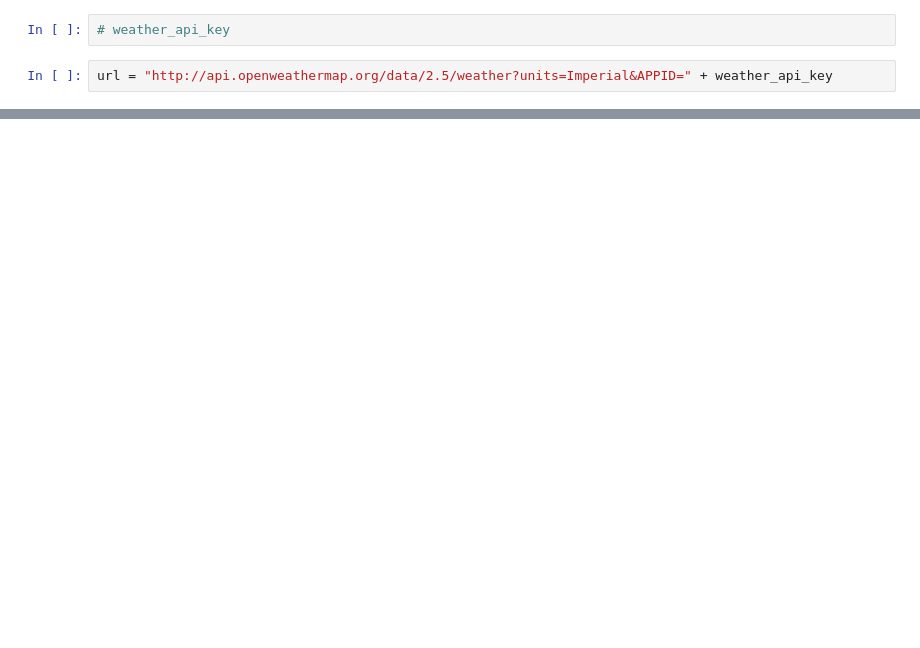
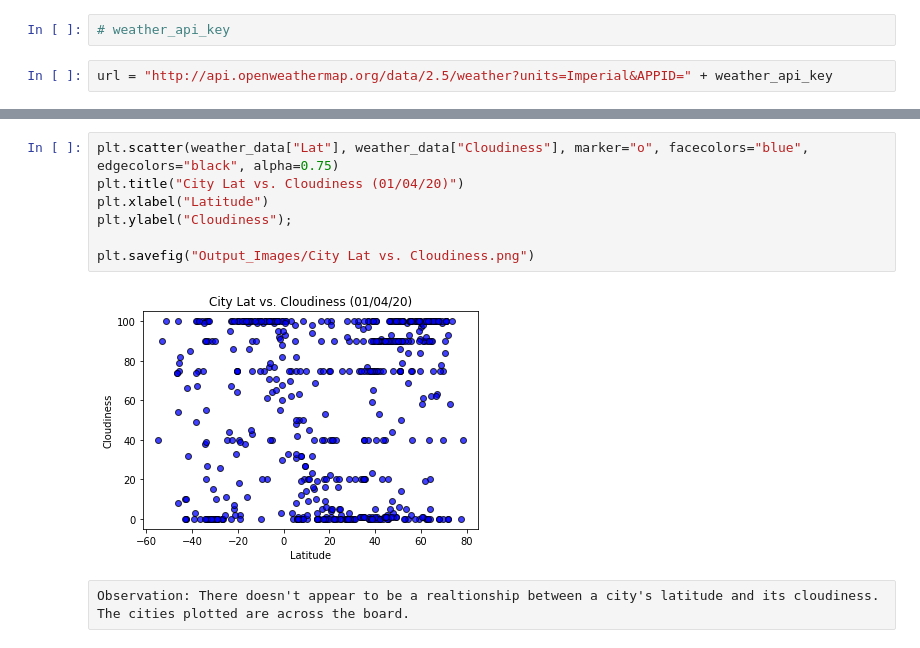
Before and after one commit to mahoneyjam/python-api-challenge, a Jupyter notebook: WeatherPy/WeatherPy JM.ipynb, the cells around one changed output, grey strips where cells are left out. Cells and saved outputs as stored; diff of their text form; blank space fills up the shorter version.

```diff
--- a/WeatherPy/WeatherPy JM.ipynb
+++ b/WeatherPy/WeatherPy JM.ipynb
@@ -153,0 +183,11 @@ cities_csv = weather_data.to_csv (r'C:\Homework\weather-api-challenge\WeatherPy.
+# %%
+plt.scatter(weather_data["Lat"], weather_data["Cloudiness"], marker="o", facecolors="blue", edgecolors="black", alpha=0.75)
+plt.title("City Lat vs. Cloudiness (01/04/20)")
+plt.xlabel("Latitude")
+plt.ylabel("Cloudiness");
+
+plt.savefig("Output_Images/City Lat vs. Cloudiness.png")
+# %% [output]
+[figure, added]
+# %% [raw]
+Observation: There doesn't appear to be a realtionship between a city's latitude and its cloudiness. The cities plotted are across the board.
```
Also changed, not shown: parts of 13 cells of this notebook, 7 other files.
